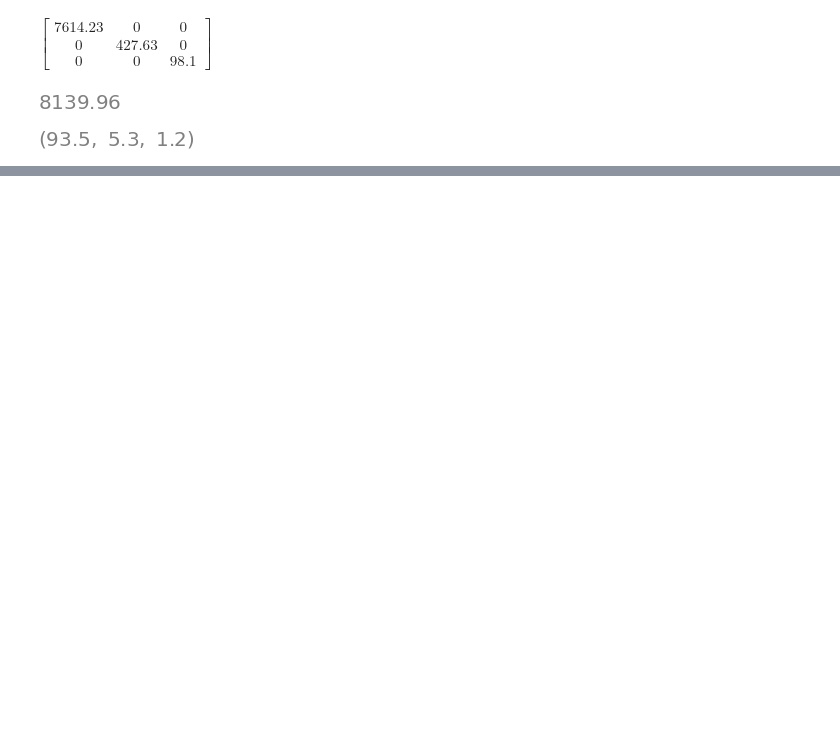
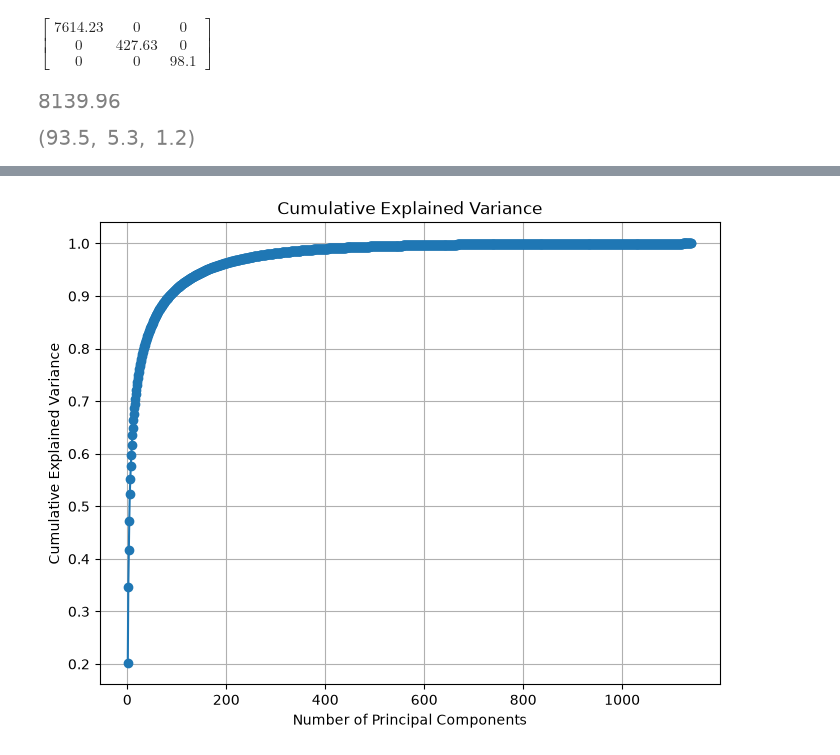
Before and after one commit to 304125/ALA1_26, a Jupyter notebook: Lessons code/11_PCA.ipynb, the cells around one changed output, grey strips where cells are left out. Saved outputs shown, nothing was run; the diff lists cells and outputs as text; code cells hidden in the pictures; blank space fills up the shorter version.

```diff
--- a/Lessons code/11_PCA.ipynb
+++ b/Lessons code/11_PCA.ipynb
@@ -112,0 +193,17 @@ explained1, explained2, explained3
+# %%
+def visualize_elbow(X_data, title="Cumulative Explained Variance"):
+    pca = PCA().fit(X_data)
+    cumulative_explained_variance = np.cumsum(pca.explained_variance_ratio_)
+
+    plt.figure(figsize=(8, 6))
+    plt.plot(range(1, len(cumulative_explained_variance) + 1), cumulative_explained_variance, marker='o', linestyle='-')
+    plt.xlabel('Number of Principal Components')
+    plt.ylabel('Cumulative Explained Variance')
+    plt.title(title)
+    plt.grid(True)
+    plt.show()
+
+# Visualize the elbow to find the appropriate number of components
+visualize_elbow(X)
+# %% [output]
+[figure, added]
```
Also changed, not shown: parts of 12 cells of this notebook, 1 other file.
